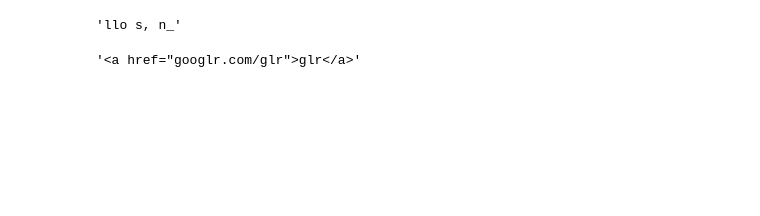
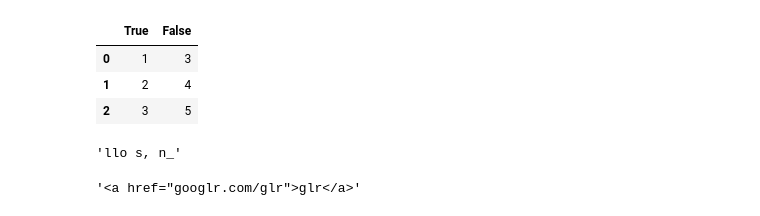
Before and after one commit to elcreek/work, a Jupyter notebook: notebook1_today.ipynb, the cells around one changed output. Saved outputs shown, nothing was run; the diff lists cells and outputs as text; code cells hidden in the pictures; blank space fills up the shorter version.

```diff
--- a/notebook1_today.ipynb
+++ b/notebook1_today.ipynb
@@ -859,4 +881,88 @@ Y2Mate.is - Data Science Best Practices with pandas (PyCon 2019)
 # df['close']["c"]
+# %%
+# Pandas Series - Why use loc
+
+# Explicit is better than implicit.
+
+# df[boolean_mask] selects rows where boolean_mask is True,
+# but there is a corner case when you might not want it to:
+# when df has boolean-valued column labels:
+
+df = pd.DataFrame({True:[1,2,3],False:[3,4,5]})
+df
+
+#    False  True
+# 0      3      1
+# 1      4      2
+# 2      5      3
+
+# You might want to use df[[True]] to select the True column.
+# Instead it raises a ValueError:
+
+# df[[True]]
+# ValueError: Item wrong length 1 instead of 3.
+
+# Versus using loc:
+
+# df.loc[[True]]
+
+#    False  True
+# 0      3      1
+
+# In contrast, the following does not raise ValueError
+# even though the structure of df2 is almost the same as df1 above:
+
+# df2 = pd.DataFrame({'A':[1,2,3],'B':[3,4,5]})
+# df2
+
+#    A  B
+# 0  1  3
+# 1  2  4
+# 2  3  5
+
+# df2[['B']]
+
+#    B
+# 0  3
+# 1  4
+# 2  5
+
+# Thus, df[boolean_mask] does not always behave the same as df.loc[boolean_mask].
+# Even though this is arguably an unlikely use case,
+# I would recommend always using df.loc[boolean_mask] instead of df[boolean_mask]
+# because the meaning of df.loc's syntax is explicit.
+# With df.loc[indexer] you know automatically that df.loc is selecting rows.
+# In contrast, it is not clear if df[indexer] will select rows or columns (or raise ValueError)
+# without knowing details about indexer and df.
+
+# df.loc[row_indexer, column_index] can select rows and columns.
+# df[indexer] can only select rows or columns
+# depending on the type of values in indexer and the type of column values df has (again, are they boolean?).
+
+# df2.loc[[True,False,True], 'B']
+
+# 0    3
+# 2    5
+# Name: B, dtype: int64
+
+# When a slice is passed to df.loc the end-points are included in the range.
+# When a slice is passed to df[...], the slice is interpreted as a half-open interval:
+
+# df2.loc[1:2]
+
+#    A  B
+# 1  2  4
+# 2  3  5
+
+# df2[1:2]
+
+#    A  B
+# 1  2  4
+# %% [output]
+|  | True | False |
+| 0 | 1 | 3 |
+| 1 | 2 | 4 |
+| 2 | 3 | 5 |
 # %%
 # when using jupytr beaware of mixing variable with othr dataframes like if you have the variable of df1
 # and try to plot df2 with it
```
Also changed, not shown: parts of 10 cells of this notebook, 2 other files.
